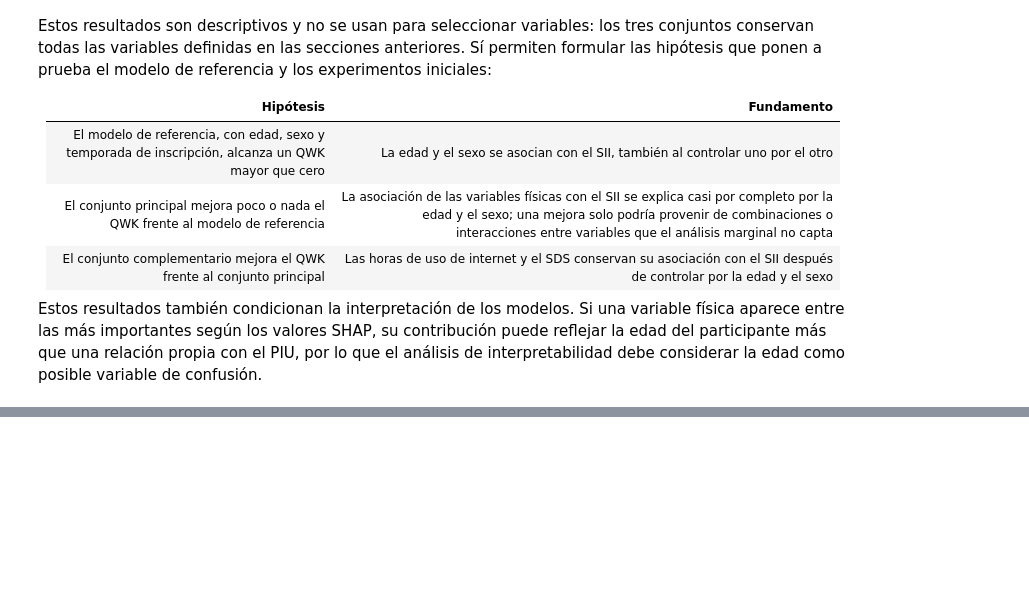
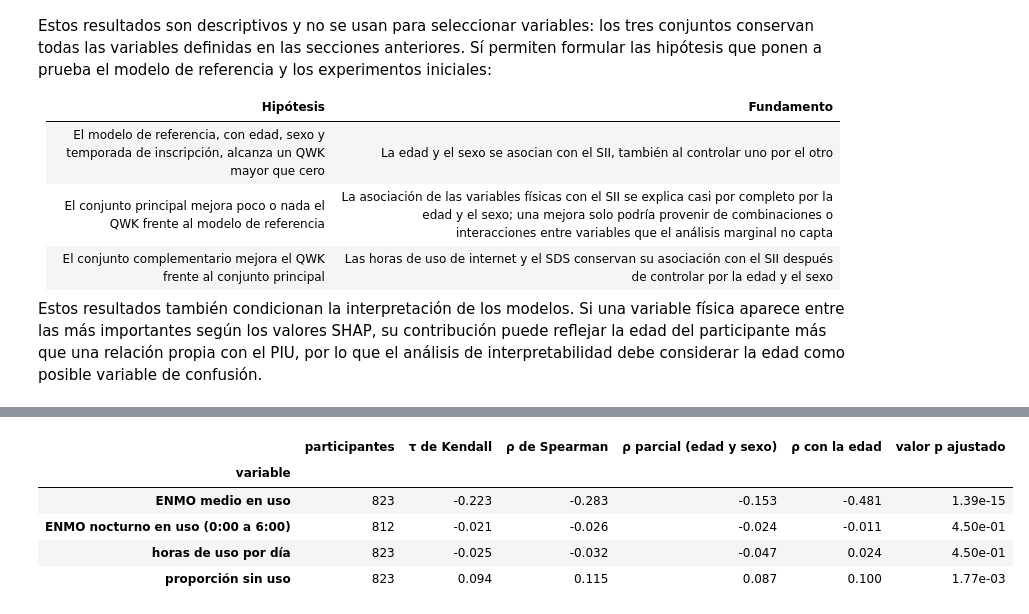
Before and after one commit to juanestebancg2806/piu-severity-prediction, a Jupyter notebook: notebooks/01_eda.ipynb, the cells around one changed output, grey strips where cells are left out. Cells and saved outputs as stored; diff of their text form; code cells hidden in the pictures; blank space fills up the shorter version.

```diff
--- a/notebooks/01_eda.ipynb
+++ b/notebooks/01_eda.ipynb
@@ -3275,0 +3525,47 @@ Estos resultados también condicionan la interpretación de los modelos. Si una
+# %%
+variables_actividad = [
+    "enmo_wear_mean",
+    "enmo_night_wear_mean",
+    "wear_hours_per_day",
+    "nonwear_fraction",
+]
+
+actigrafia_etiquetados = resumen_actigrafia[utilizable_por_id].join(
+    etiquetados_df.set_index("id")[["sii", "Basic_Demos-Age", "Basic_Demos-Sex"]]
+)
+actigrafia_etiquetados["sii"] = actigrafia_etiquetados["sii"].astype(int)
+
+filas = []
+for variable in variables_actividad:
+    datos = actigrafia_etiquetados[[variable, "sii"]].dropna()
+    tau, valor_p = kendalltau(datos[variable], datos["sii"])
+    filas.append(
+        {
+            "variable": NOMBRES_ACTIGRAFIA[variable],
+            "participantes": len(datos),
+            "τ de Kendall": tau,
+            "valor p": valor_p,
+            "ρ de Spearman": datos[variable].corr(datos["sii"], method="spearman"),
+            "ρ parcial (edad y sexo)": spearman_parcial(
+                actigrafia_etiquetados[variable],
+                actigrafia_etiquetados["sii"],
+                actigrafia_etiquetados[CONTROLES],
+            ),
+            "ρ con la edad": actigrafia_etiquetados[variable].corr(
+                actigrafia_etiquetados["Basic_Demos-Age"], method="spearman"
+            ),
+        }
+    )
+
+asociacion_actigrafia = pd.DataFrame(filas).set_index("variable")
+asociacion_actigrafia["valor p ajustado"] = false_discovery_control(asociacion_actigrafia["valor p"])
+tabla_actigrafia = asociacion_actigrafia.drop(columns=["valor p", "valor p ajustado"]).round(3)
+tabla_actigrafia["valor p ajustado"] = asociacion_actigrafia["valor p ajustado"].map("{:.2e}".format)
+tabla_actigrafia
+# %% [output]
+|  | participantes | τ de Kendall | ρ de Spearman | ρ parcial (edad y sexo) | ρ con la edad | valor p ajustado |
+| variable |  |  |  |  |  |  |
+| ENMO medio en uso | 823 | -0.223 | -0.283 | -0.153 | -0.481 | 1.39e-15 |
+| ENMO nocturno en uso (0:00 a 6:00) | 812 | -0.021 | -0.026 | -0.024 | -0.011 | 4.50e-01 |
+| horas de uso por día | 823 | -0.025 | -0.032 | -0.047 | 0.024 | 4.50e-01 |
+| proporción sin uso | 823 | 0.094 | 0.115 | 0.087 | 0.100 | 1.77e-03 |
```
Also changed, not shown: parts of 9 cells of this notebook, 3 other files.
